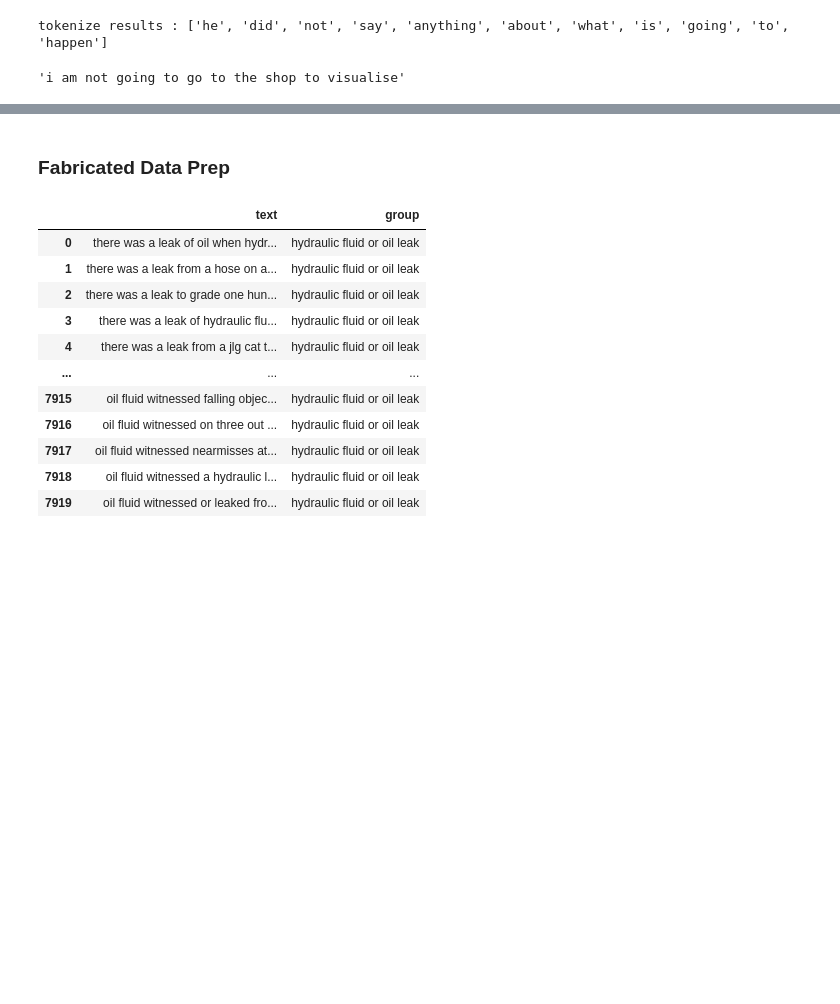
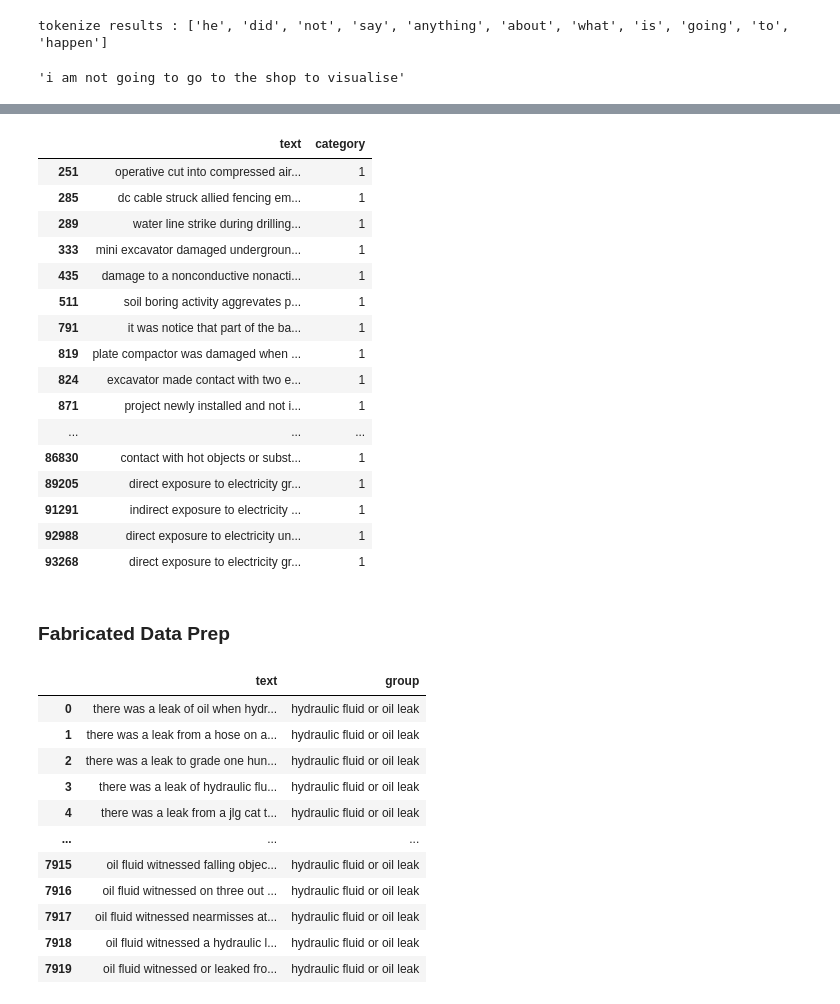
Before and after one commit to 3minuterecord/safety_report_topic_classification, a Jupyter notebook: 02_data_preparation/create_data_for_model.ipynb, the cells around one changed output, grey strips where cells are left out. Cells and saved outputs as stored; diff of their text form; code cells hidden in the pictures; blank space fills up the shorter version.

```diff
--- a/02_data_preparation/create_data_for_model.ipynb
+++ b/02_data_preparation/create_data_for_model.ipynb
@@ -291,4 +316,25 @@ df.head()
 | 3 | pressure hose made contact with l... | 0 |
 | 4 | nacap 30t hitachi hyd hose split ... | 0 |
+# %%
+table = df[df['category']==1]
+display(HTML(table.to_html()))
+# %% [output]
+|  | text | category |
+| 251 | operative cut into compressed air... | 1 |
+| 285 | dc cable struck allied fencing em... | 1 |
+| 289 | water line strike during drilling... | 1 |
+| 333 | mini excavator damaged undergroun... | 1 |
+| 435 | damage to a nonconductive nonacti... | 1 |
+| 511 | soil boring activity aggrevates p... | 1 |
+| 791 | it was notice that part of the ba... | 1 |
+| 819 | plate compactor was damaged when ... | 1 |
+| 824 | excavator made contact with two e... | 1 |
+| 871 | project newly installed and not i... | 1 |
+| ... | ... | ... |
+| 86830 | contact with hot objects or subst... | 1 |
+| 89205 | direct exposure to electricity gr... | 1 |
+| 91291 | indirect exposure to electricity ... | 1 |
+| 92988 | direct exposure to electricity un... | 1 |
+| 93268 | direct exposure to electricity gr... | 1 |
 # %%
 # Save the prepared dataset
```
Also changed, not shown: parts of 16 cells of this notebook.
